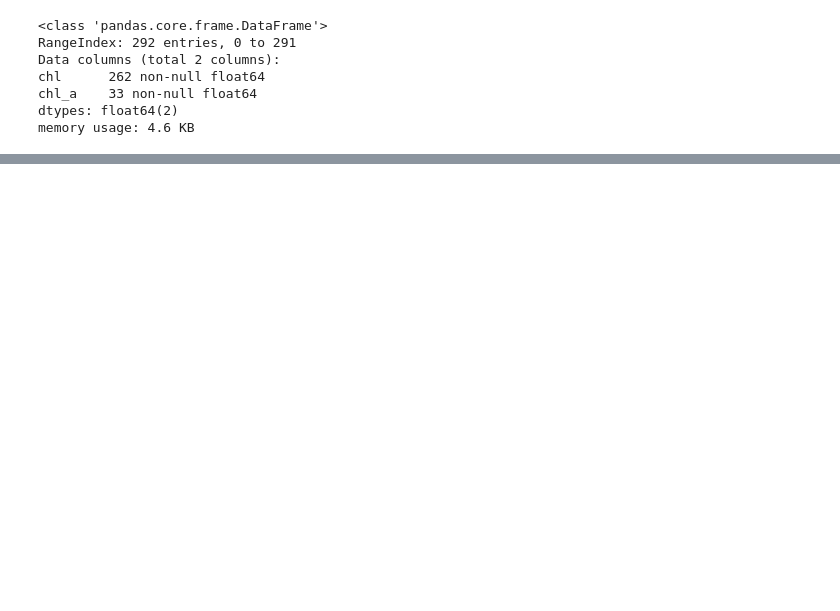
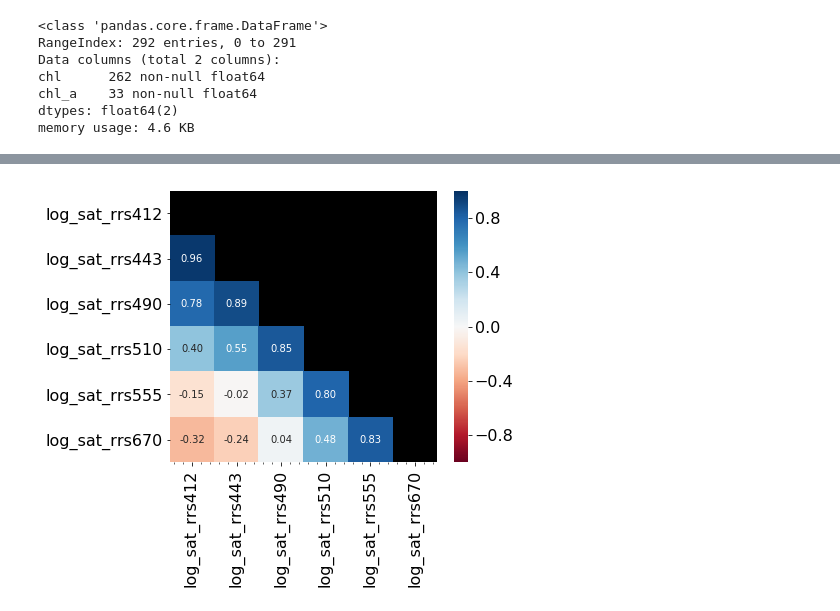
Before and after one commit to madHatter106/IOCS_BUSAN_2019, a Jupyter notebook: BUSAN2019.ipynb, the cells around one changed output, grey strips where cells are left out. Cells and saved outputs as stored; diff of their text form; code cells hidden in the pictures; blank space fills up the shorter version.

```diff
--- a/BUSAN2019.ipynb
+++ b/BUSAN2019.ipynb
@@ -218,0 +215,2 @@ memory usage: 22.9 KB
+# %%
+X, y = df_extr.loc[:, :'coastal'], df_extr.log_chlor_a
@@ -224,0 +250,16 @@ Name: coastal, dtype: int64
+# %%
+def make_heatmap(input_, filter_=None, figsize=(6, 5)):
+    f, ax = pl.subplots(figsize=figsize)
+    ax.set_facecolor('k')
+    if filter_:
+        input_ = input_.filter(regex=filter_, axis=1)
+    corr_mat = input_.dropna().corr()
+    sb.heatmap(corr_mat, ax=ax, vmin=-1, vmax=1,
+               mask=np.triu(np.ones(corr_mat.shape),), cmap='RdBu', fmt='.2f',
+               annot=True)
+    return f
+# %%
+f = make_heatmap(X, filter_='rrs')
+f.savefig('./resources/heatmap.png', dpi=300);
+# %% [output]
+[figure, added]
```
Also changed, not shown: parts of 28 cells of this notebook.
